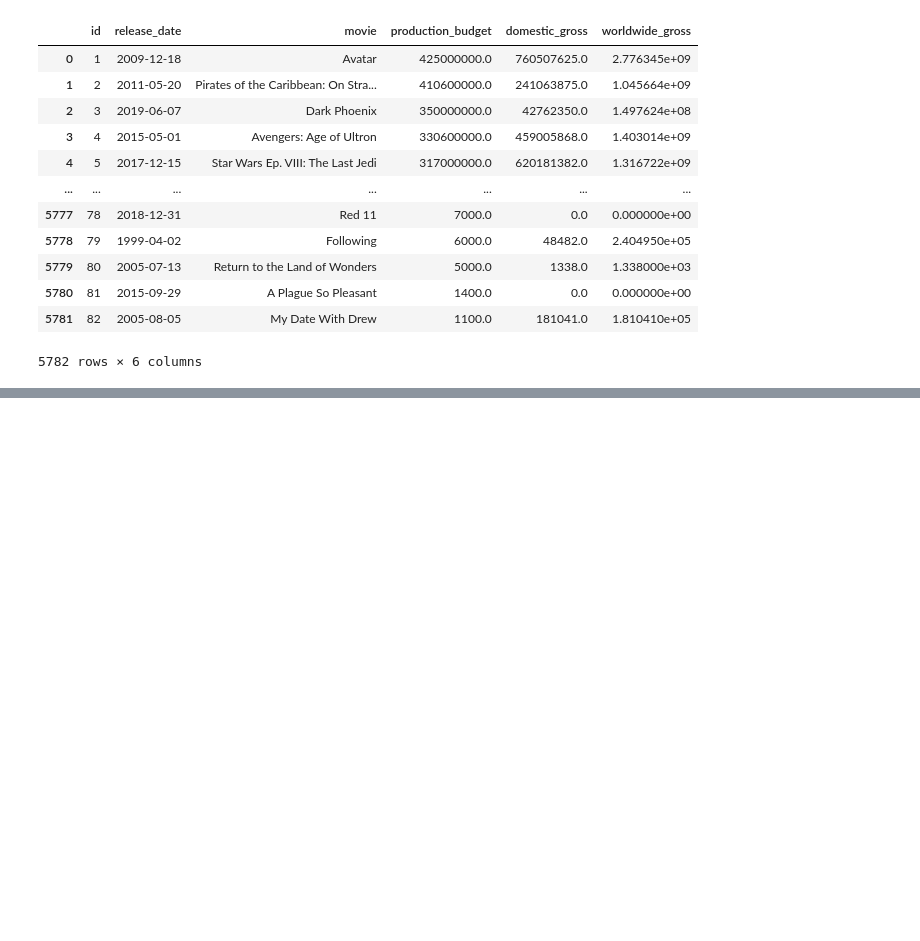
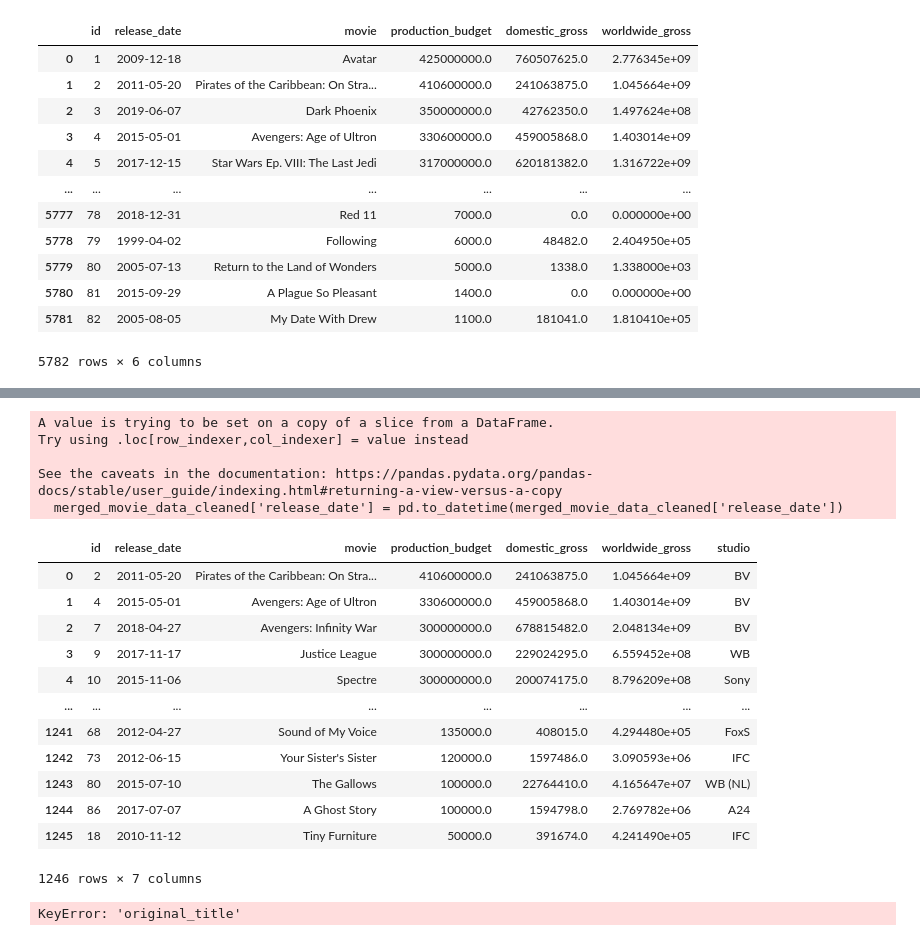
Before and after one commit to William-Itotia/dsc-phase-1-project-Microsoft-Analysis, a Jupyter notebook: student.ipynb, the cells around one changed output, grey strips where cells are left out. Cells and saved outputs as stored; diff of their text form; code cells hidden in the pictures; blank space fills up the shorter version.

```diff
--- a/student.ipynb
+++ b/student.ipynb
@@ -368,0 +375,43 @@ merged_movie_gross_budget =
+# %%
+# Drop rows with missing values in the 'studio' column
+merged_movie_data_cleaned = merged_movie_data.dropna(subset=['studio'])
+
+# Convert the 'release_date' column to datetime format
+merged_movie_data_cleaned['release_date'] = pd.to_datetime(merged_movie_data_cleaned['release_date'])
+
+
+# Reset index
+merged_movie_data_cleaned.reset_index(drop=True, inplace=True)
+
+# Display the cleaned DataFrame
+merged_movie_data_cleaned
+# %% [output]
+A value is trying to be set on a copy of a slice from a DataFrame.
+Try using .loc[row_indexer,col_indexer] = value instead
+
+See the caveats in the documentation: https://pandas.pydata.org/pandas-docs/stable/user_guide/indexing.html#returning-a-view-versus-a-copy
+  merged_movie_data_cleaned['release_date'] = pd.to_datetime(merged_movie_data_cleaned['release_date'])
+|  | id | release_date | movie | production_budget | domestic_gross | worldwide_gross | studio |
+| 0 | 2 | 2011-05-20 | Pirates of the Caribbean: On Stra... | 410600000.0 | 241063875.0 | 1.045664e+09 | BV |
+| 1 | 4 | 2015-05-01 | Avengers: Age of Ultron | 330600000.0 | 459005868.0 | 1.403014e+09 | BV |
+| 2 | 7 | 2018-04-27 | Avengers: Infinity War | 300000000.0 | 678815482.0 | 2.048134e+09 | BV |
+| 3 | 9 | 2017-11-17 | Justice League | 300000000.0 | 229024295.0 | 6.559452e+08 | WB |
+| 4 | 10 | 2015-11-06 | Spectre | 300000000.0 | 200074175.0 | 8.796209e+08 | Sony |
+| ... | ... | ... | ... | ... | ... | ... | ... |
+| 1241 | 68 | 2012-04-27 | Sound of My Voice | 135000.0 | 408015.0 | 4.294480e+05 | FoxS |
+| 1242 | 73 | 2012-06-15 | Your Sister's Sister | 120000.0 | 1597486.0 | 3.090593e+06 | IFC |
+| 1243 | 80 | 2015-07-10 | The Gallows | 100000.0 | 22764410.0 | 4.165647e+07 | WB (NL) |
+| 1244 | 86 | 2017-07-07 | A Ghost Story | 100000.0 | 1594798.0 | 2.769782e+06 | A24 |
+| 1245 | 18 | 2010-11-12 | Tiny Furniture | 50000.0 | 391674.0 | 4.241490e+05 | IFC |
+1246 rows × 7 columns
+# %%
+# Merge the 'genres' and 'runtime_minutes' columns from merged_imdb with merged_movie_data_cleaned
+merged_movie_data_cleaned = pd.merge(merged_movie_data_cleaned, merged_imdb[['genres', 'runtime_minutes']], left_on='movie', right_on='original_title', how='left')
+
+# Drop the 'original_title' column as it's no longer needed
+merged_movie_data_cleaned.drop('original_title', axis=1, inplace=True)
+
+# Display the updated DataFrame
+print(merged_movie_data_cleaned)
+# %% [output]
+KeyError: 'original_title'
```
Also changed, not shown: parts of 6 cells of this notebook.
